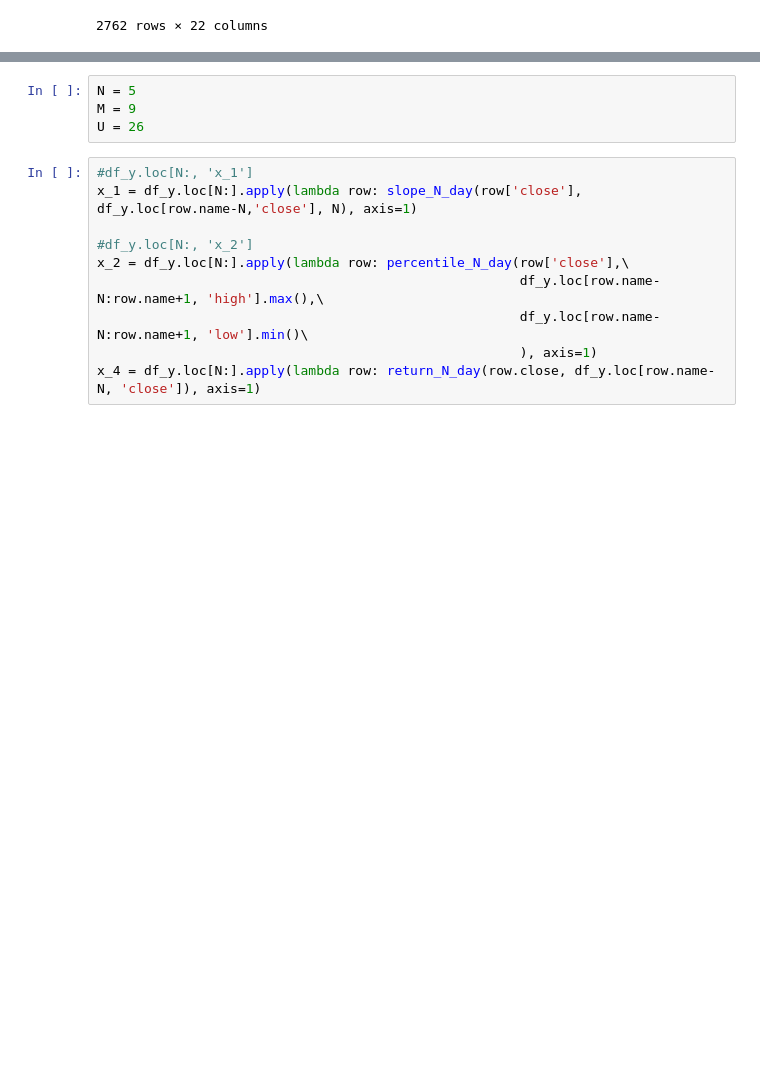
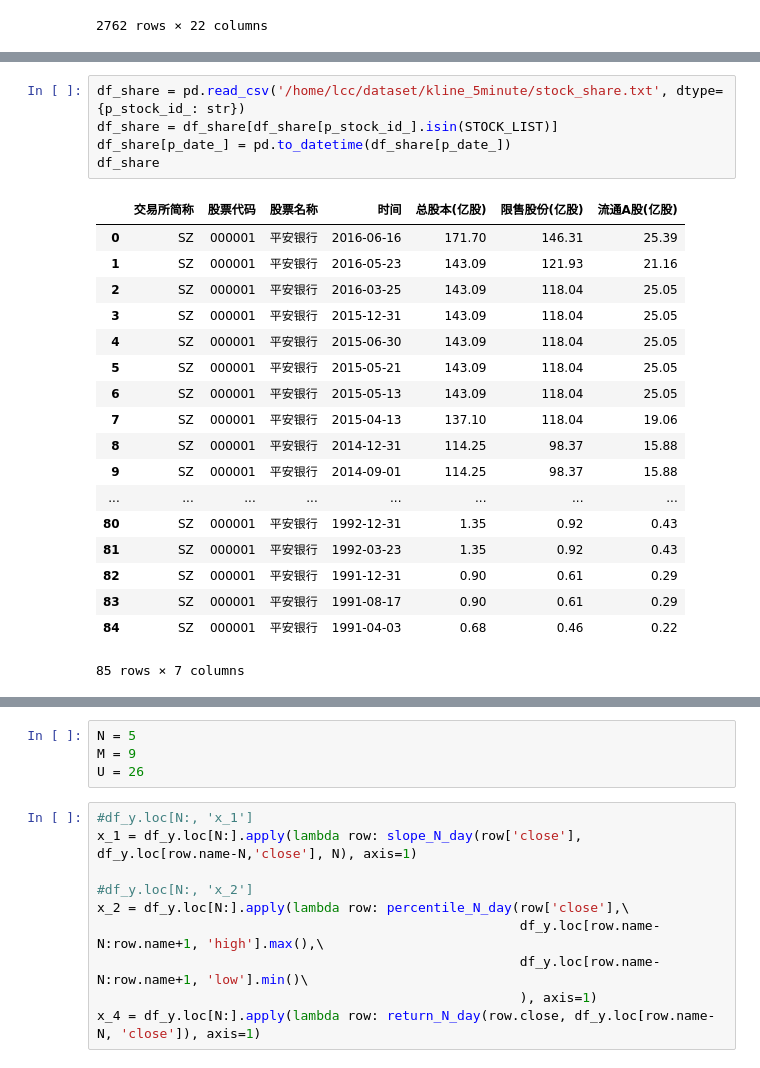
Before and after one commit to fswzb/sensequant, a Jupyter notebook: quant.ipynb, the cells around one changed output, grey strips where cells are left out. Drawn from its saved outputs; the diff is of its cells as text; blank space fills up the shorter version.

```diff
--- a/quant.ipynb
+++ b/quant.ipynb
@@ -225,0 +288,24 @@ array([ 3, 12,  9,  6])
+# %%
+df_share = pd.read_csv('/home/lcc/dataset/kline_5minute/stock_share.txt', dtype={p_stock_id_: str})
+df_share = df_share[df_share[p_stock_id_].isin(STOCK_LIST)]
+df_share[p_date_] = pd.to_datetime(df_share[p_date_])
+df_share
+# %% [output]
+|  | 交易所简称 | 股票代码 | 股票名称 | 时间 | 总股本(亿股) | 限售股份(亿股) | 流通A股(亿股) |
+| 0 | SZ | 000001 | 平安银行 | 2016-06-16 | 171.70 | 146.31 | 25.39 |
+| 1 | SZ | 000001 | 平安银行 | 2016-05-23 | 143.09 | 121.93 | 21.16 |
+| 2 | SZ | 000001 | 平安银行 | 2016-03-25 | 143.09 | 118.04 | 25.05 |
+| 3 | SZ | 000001 | 平安银行 | 2015-12-31 | 143.09 | 118.04 | 25.05 |
+| 4 | SZ | 000001 | 平安银行 | 2015-06-30 | 143.09 | 118.04 | 25.05 |
+| 5 | SZ | 000001 | 平安银行 | 2015-05-21 | 143.09 | 118.04 | 25.05 |
+| 6 | SZ | 000001 | 平安银行 | 2015-05-13 | 143.09 | 118.04 | 25.05 |
+| 7 | SZ | 000001 | 平安银行 | 2015-04-13 | 137.10 | 118.04 | 19.06 |
+| 8 | SZ | 000001 | 平安银行 | 2014-12-31 | 114.25 | 98.37 | 15.88 |
+| 9 | SZ | 000001 | 平安银行 | 2014-09-01 | 114.25 | 98.37 | 15.88 |
+| ... | ... | ... | ... | ... | ... | ... | ... |
+| 80 | SZ | 000001 | 平安银行 | 1992-12-31 | 1.35 | 0.92 | 0.43 |
+| 81 | SZ | 000001 | 平安银行 | 1992-03-23 | 1.35 | 0.92 | 0.43 |
+| 82 | SZ | 000001 | 平安银行 | 1991-12-31 | 0.90 | 0.61 | 0.29 |
+| 83 | SZ | 000001 | 平安银行 | 1991-08-17 | 0.90 | 0.61 | 0.29 |
+| 84 | SZ | 000001 | 平安银行 | 1991-04-03 | 0.68 | 0.46 | 0.22 |
+85 rows × 7 columns
```
Also changed, not shown: parts of 30 cells of this notebook, 3 other files.
